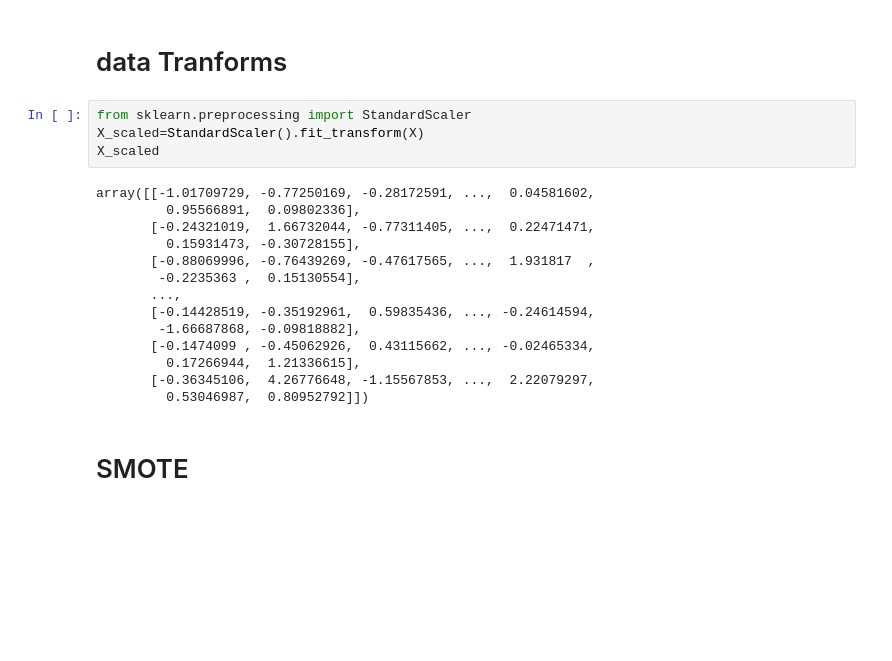
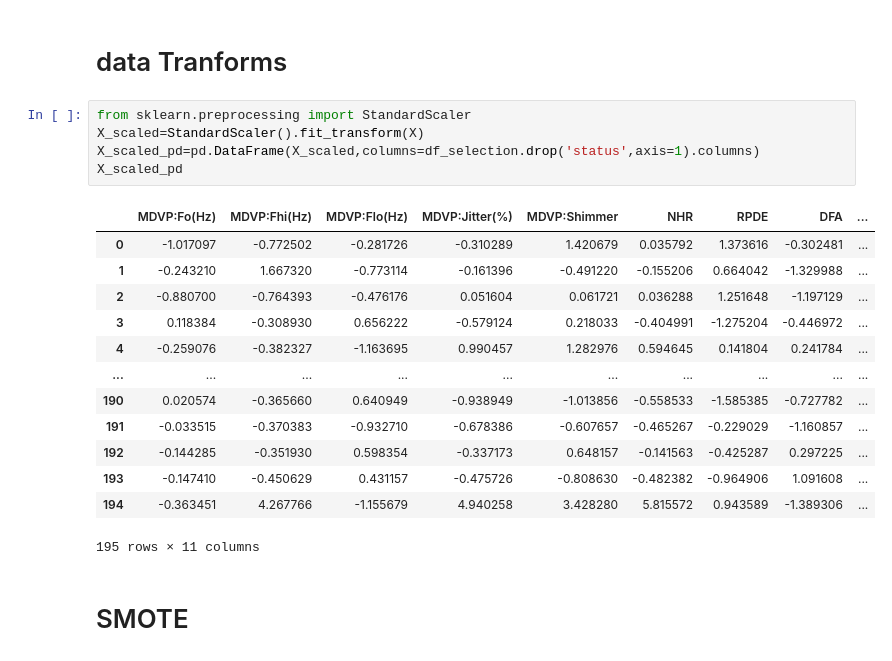
Before and after one commit to kayabaakihiko13/Project-Statiska-multivariate, a Jupyter notebook: parkinson_disease.ipynb, the cells around one changed output. Saved outputs shown, nothing was run; the diff lists cells and outputs as text; blank space fills up the shorter version.

```diff
--- a/parkinson_disease.ipynb
+++ b/parkinson_disease.ipynb
@@ -213,21 +219,22 @@ y=df_selection['status'].values.reshape(-1,1)
 # %%
 from sklearn.preprocessing import StandardScaler
 X_scaled=StandardScaler().fit_transform(X)
-X_scaled
+X_scaled_pd=pd.DataFrame(X_scaled,columns=df_selection.drop('status',axis=1).columns)
+X_scaled_pd
 # %% [output]
+|  | MDVP:Fo(Hz) | MDVP:Fhi(Hz) | MDVP:Flo(Hz) | MDVP:Jitter(%) | MDVP:Shimmer | NHR | RPDE | DFA | ... |
+| 0 | -1.017097 | -0.772502 | -0.281726 | -0.310289 | 1.420679 | 0.035792 | 1.373616 | -0.302481 | ... |
+| 1 | -0.243210 | 1.667320 | -0.773114 | -0.161396 | -0.491220 | -0.155206 | 0.664042 | -1.329988 | ... |
+| 2 | -0.880700 | -0.764393 | -0.476176 | 0.051604 | 0.061721 | 0.036288 | 1.251648 | -1.197129 | ... |
+| 3 | 0.118384 | -0.308930 | 0.656222 | -0.579124 | 0.218033 | -0.404991 | -1.275204 | -0.446972 | ... |
+| 4 | -0.259076 | -0.382327 | -1.163695 | 0.990457 | 1.282976 | 0.594645 | 0.141804 | 0.241784 | ... |
+| ... | ... | ... | ... | ... | ... | ... | ... | ... | ... |
+| 190 | 0.020574 | -0.365660 | 0.640949 | -0.938949 | -1.013856 | -0.558533 | -1.585385 | -0.727782 | ... |
+| 191 | -0.033515 | -0.370383 | -0.932710 | -0.678386 | -0.607657 | -0.465267 | -0.229029 | -1.160857 | ... |
+| 192 | -0.144285 | -0.351930 | 0.598354 | -0.337173 | 0.648157 | -0.141563 | -0.425287 | 0.297225 | ... |
+| 193 | -0.147410 | -0.450629 | 0.431157 | -0.475726 | -0.808630 | -0.482382 | -0.964906 | 1.091608 | ... |
+| 194 | -0.363451 | 4.267766 | -1.155679 | 4.940258 | 3.428280 | 5.815572 | 0.943589 | -1.389306 | ... |
-array([[-1.01709729, -0.77250169, -0.28172591, ...,  0.04581602,
-         0.95566891,  0.09802336],
-       [-0.24321019,  1.66732044, -0.77311405, ...,  0.22471471,
-         0.15931473, -0.30728155],
-       [-0.88069996, -0.76439269, -0.47617565, ...,  1.931817  ,
-        -0.2235363 ,  0.15130554],
-       ...,
-       [-0.14428519, -0.35192961,  0.59835436, ..., -0.24614594,
-        -1.66687868, -0.09818882],
-       [-0.1474099 , -0.45062926,  0.43115662, ..., -0.02465334,
-         0.17266944,  1.21336615],
-       [-0.36345106,  4.26776648, -1.15567853, ...,  2.22079297,
-         0.53046987,  0.80952792]])
+195 rows × 11 columns
 # %% [markdown]
 # SMOTE
 # %%
```
Also changed, not shown: parts of 2 cells of this notebook.
